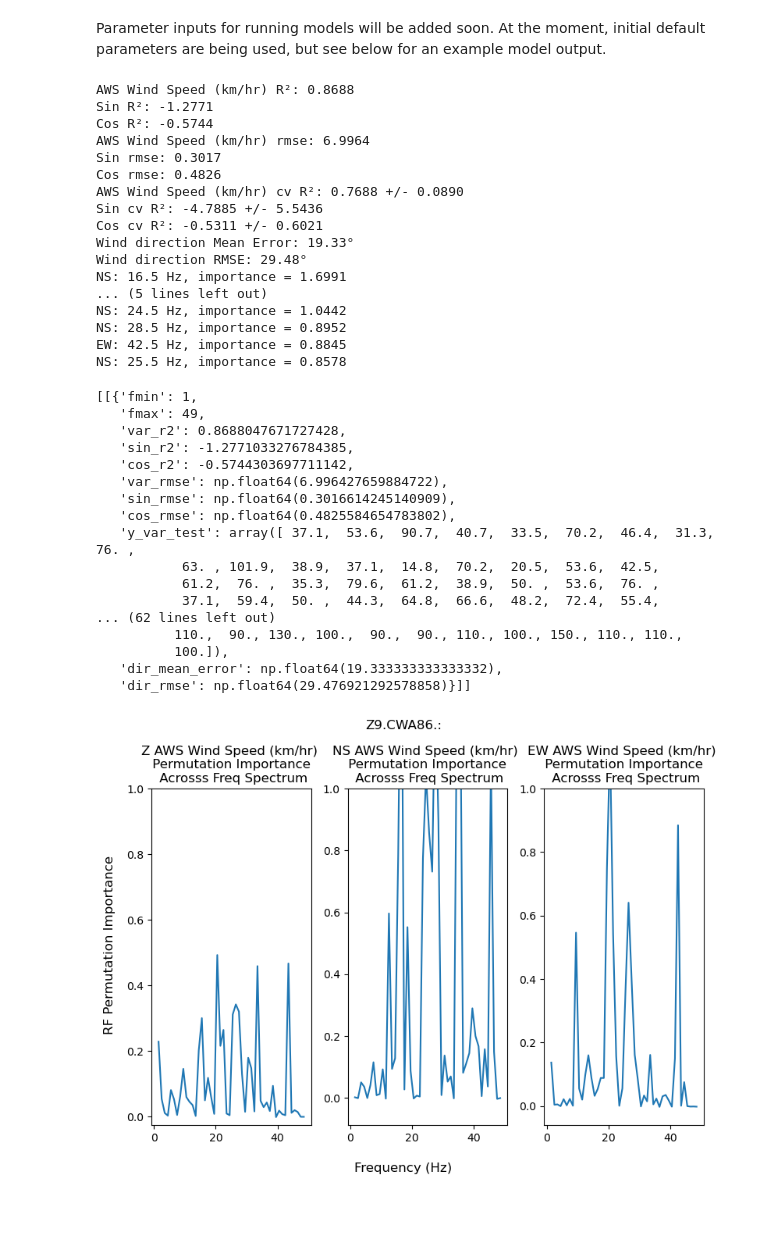
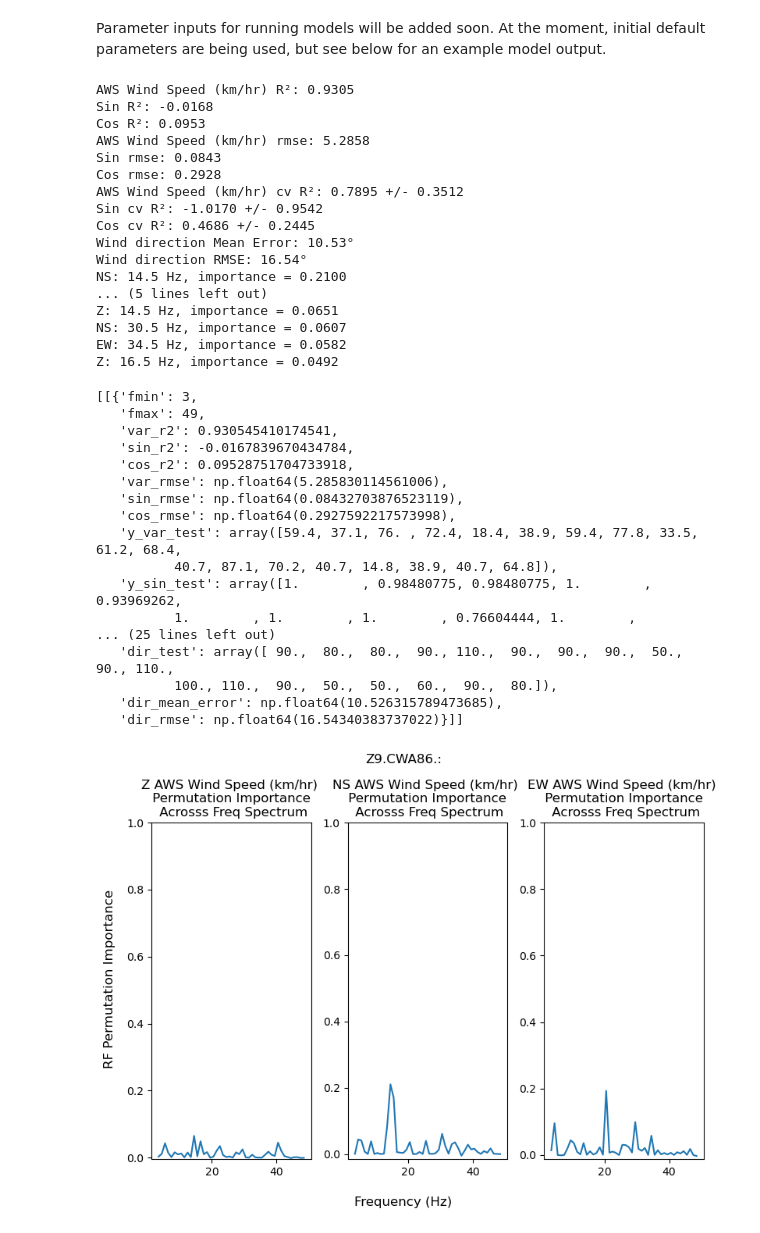
Before and after one commit to Ramirezs873/seismic-weather, a Jupyter notebook: Tutorials/Seismic_Wind_Workflow.ipynb, the cells around one changed output. Drawn from its saved outputs; the diff is of its cells as text; code cells hidden in the pictures.

Commit message:
18/9/26 5:13pm Update
Created a smaller example.mseed file to be used in Seismic_Wind_Workflow.ipynb. This is because the previous one exceeded 100Mb and GitHub doesnt allow that.

```diff
--- a/Tutorials/Seismic_Wind_Workflow.ipynb
+++ b/Tutorials/Seismic_Wind_Workflow.ipynb
@@ -193,51 +193,51 @@ Random Forest R²: 0.3356 +/- 0.1349
 # %% [markdown]
 Parameter inputs for running models will be added soon. At the moment, initial default parameters are being used, but see below for an example model output.
 # %%
-data.wind.seismic_wind.models.Ridge(fmin = 1,
+data.wind.seismic_wind.models.Ridge(fmin = 3,
                                     fmax = 49,
                                     f_band_width = 1,
                                     step_size = 1,
                                     n_repeats = 3,
                                     min_WS = 14,
                                     poly_degree = 2,
                                     plot_stat_results = True,
                                     plot_results = True,
                                     plot_residuals = True,
                                     plot_power_aws = True,
                                     variable_name = 'AWS Wind Speed (km/hr)')
 # %% [output]
-AWS Wind Speed (km/hr) R²: 0.8688
-Sin R²: -1.2771
-Cos R²: -0.5744
-AWS Wind Speed (km/hr) rmse: 6.9964
-Sin rmse: 0.3017
-Cos rmse: 0.4826
-AWS Wind Speed (km/hr) cv R²: 0.7688 +/- 0.0890
-Sin cv R²: -4.7885 +/- 5.5436
-Cos cv R²: -0.5311 +/- 0.6021
-Wind direction Mean Error: 19.33°
-Wind direction RMSE: 29.48°
-NS: 16.5 Hz, importance = 1.6991
+AWS Wind Speed (km/hr) R²: 0.9305
+Sin R²: -0.0168
+Cos R²: 0.0953
+AWS Wind Speed (km/hr) rmse: 5.2858
+Sin rmse: 0.0843
+Cos rmse: 0.2928
+AWS Wind Speed (km/hr) cv R²: 0.7895 +/- 0.3512
+Sin cv R²: -1.0170 +/- 0.9542
+Cos cv R²: 0.4686 +/- 0.2445
+Wind direction Mean Error: 10.53°
+Wind direction RMSE: 16.54°
+NS: 14.5 Hz, importance = 0.2100
 ... (5 lines left out)
-NS: 24.5 Hz, importance = 1.0442
-NS: 28.5 Hz, importance = 0.8952
-EW: 42.5 Hz, importance = 0.8845
-NS: 25.5 Hz, importance = 0.8578
+Z: 14.5 Hz, importance = 0.0651
+NS: 30.5 Hz, importance = 0.0607
+EW: 34.5 Hz, importance = 0.0582
+Z: 16.5 Hz, importance = 0.0492
-[[{'fmin': 1,
+[[{'fmin': 3,
    'fmax': 49,
-   'var_r2': 0.8688047671727428,
-   'sin_r2': -1.2771033276784385,
-   'cos_r2': -0.5744303697711142,
-   'var_rmse': np.float64(6.996427659884722),
-   'sin_rmse': np.float64(0.3016614245140909),
-   'cos_rmse': np.float64(0.4825584654783802),
-   'y_var_test': array([ 37.1,  53.6,  90.7,  40.7,  33.5,  70.2,  46.4,  31.3,  76. ,
-           63. , 101.9,  38.9,  37.1,  14.8,  70.2,  20.5,  53.6,  42.5,
-           61.2,  76. ,  35.3,  79.6,  61.2,  38.9,  50. ,  53.6,  76. ,
-           37.1,  59.4,  50. ,  44.3,  64.8,  66.6,  48.2,  72.4,  55.4,
-... (62 lines left out)
-          110.,  90., 130., 100.,  90.,  90., 110., 100., 150., 110., 110.,
-          100.]),
-   'dir_mean_error': np.float64(19.333333333333332),
-   'dir_rmse': np.float64(29.476921292578858)}]]
+   'var_r2': 0.930545410174541,
+   'sin_r2': -0.0167839670434784,
+   'cos_r2': 0.09528751704733918,
+   'var_rmse': np.float64(5.285830114561006),
+   'sin_rmse': np.float64(0.08432703876523119),
+   'cos_rmse': np.float64(0.2927592217573998),
+   'y_var_test': array([59.4, 37.1, 76. , 72.4, 18.4, 38.9, 59.4, 77.8, 33.5, 61.2, 68.4,
+          40.7, 87.1, 70.2, 40.7, 14.8, 38.9, 40.7, 64.8]),
+   'y_sin_test': array([1.        , 0.98480775, 0.98480775, 1.        , 0.93969262,
+          1.        , 1.        , 1.        , 0.76604444, 1.        ,
+... (25 lines left out)
+   'dir_test': array([ 90.,  80.,  80.,  90., 110.,  90.,  90.,  90.,  50.,  90., 110.,
+          100., 110.,  90.,  50.,  50.,  60.,  90.,  80.]),
+   'dir_mean_error': np.float64(10.526315789473685),
+   'dir_rmse': np.float64(16.54340383737022)}]]
-[figure, old version]
+[figure, new version]
```
Also changed, not shown: parts of 5 cells of this notebook.
